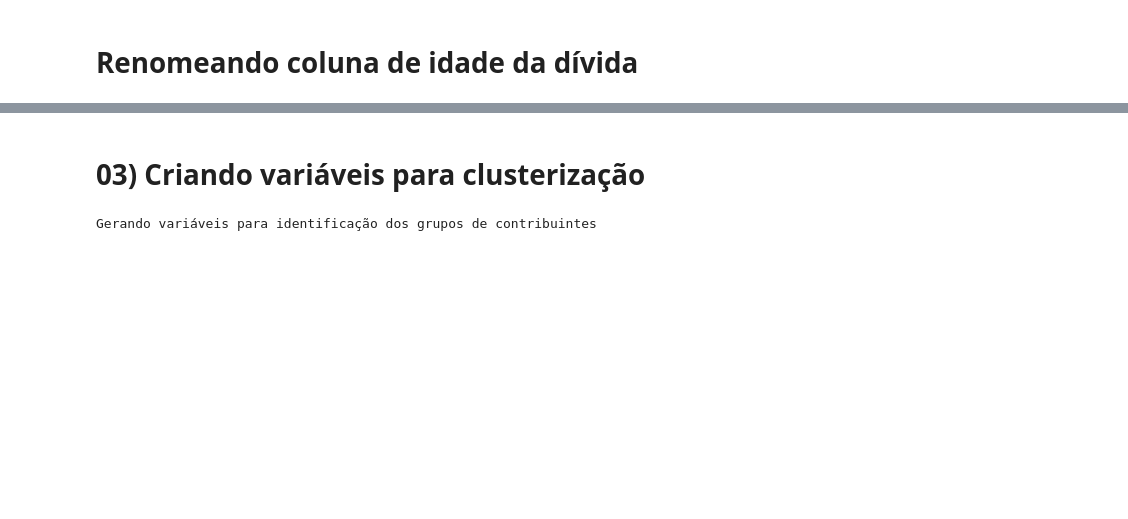
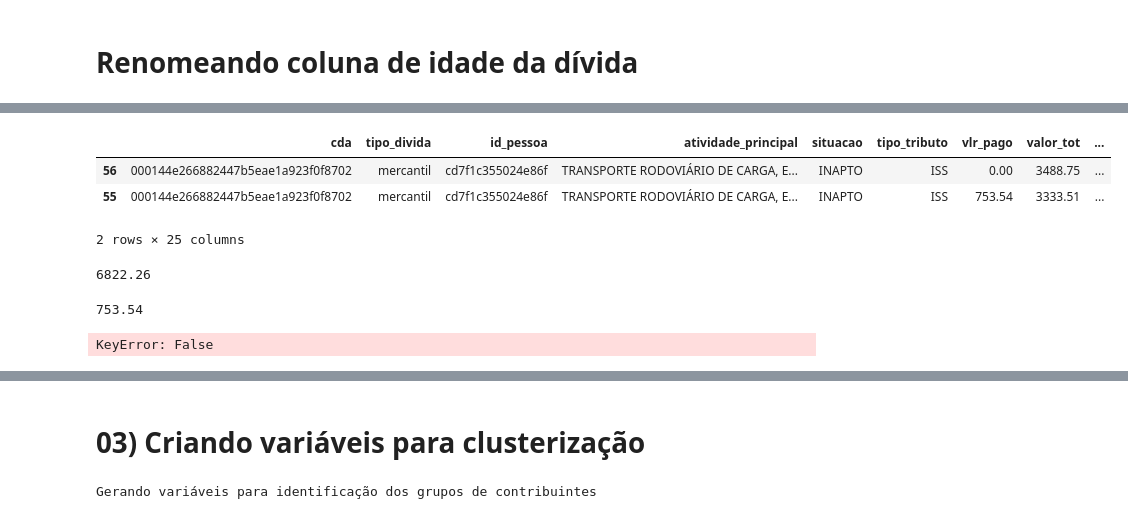
Before and after one commit to LanCarv/divida_ativa, a Jupyter notebook: rating_contribuinte_prime.ipynb, the cells around one changed output, grey strips where cells are left out. Cells and saved outputs as stored; diff of their text form; code cells hidden in the pictures; blank space fills up the shorter version.

```diff
--- a/rating_contribuinte_prime.ipynb
+++ b/rating_contribuinte_prime.ipynb
@@ -106,0 +165,24 @@ base_conjunta
+# %%
+# Filtrar as linhas com o hash de cda desejado
+aux3 = check[check['cda'] == '000144e266882447b5eae1a923f0f8702']
+aux3
+# %% [output]
+|  | cda | tipo_divida | id_pessoa | atividade_principal | situacao | tipo_tributo | vlr_pago | valor_tot | ... |
+| 56 | 000144e266882447b5eae1a923f0f8702 | mercantil | cd7f1c355024e86f | TRANSPORTE RODOVIÁRIO DE CARGA, E... | INAPTO | ISS | 0.00 | 3488.75 | ... |
+| 55 | 000144e266882447b5eae1a923f0f8702 | mercantil | cd7f1c355024e86f | TRANSPORTE RODOVIÁRIO DE CARGA, E... | INAPTO | ISS | 753.54 | 3333.51 | ... |
+2 rows × 25 columns
+# %%
+new_data = aux3['valor_tot'].sum()
+new_data
+# %% [output]
+6822.26
+# %%
+new_data2 = aux3['vlr_pago'].sum()
+new_data2
+# %% [output]
+753.54
+# %%
+new_data3 = aux3[['da_aberto'] == 0]('débito_restante').sum()
+new_data3
+# %% [output]
+KeyError: False
```
Also changed, not shown: parts of 18 cells of this notebook, 3 other files.
